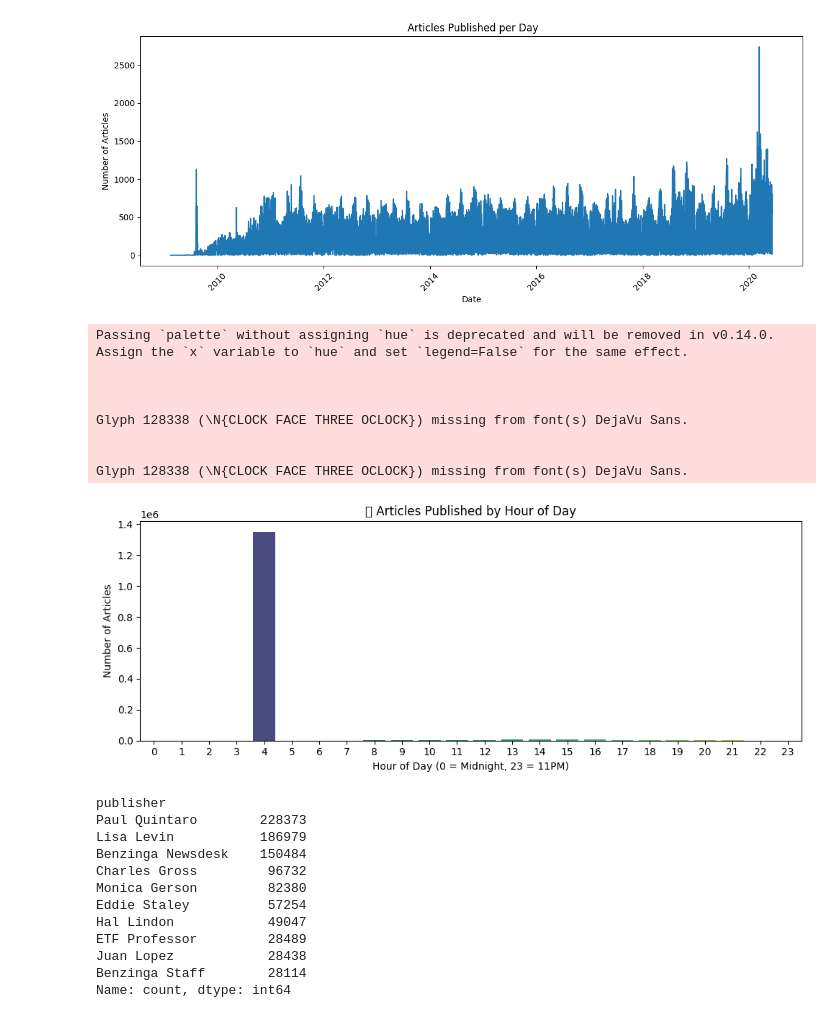
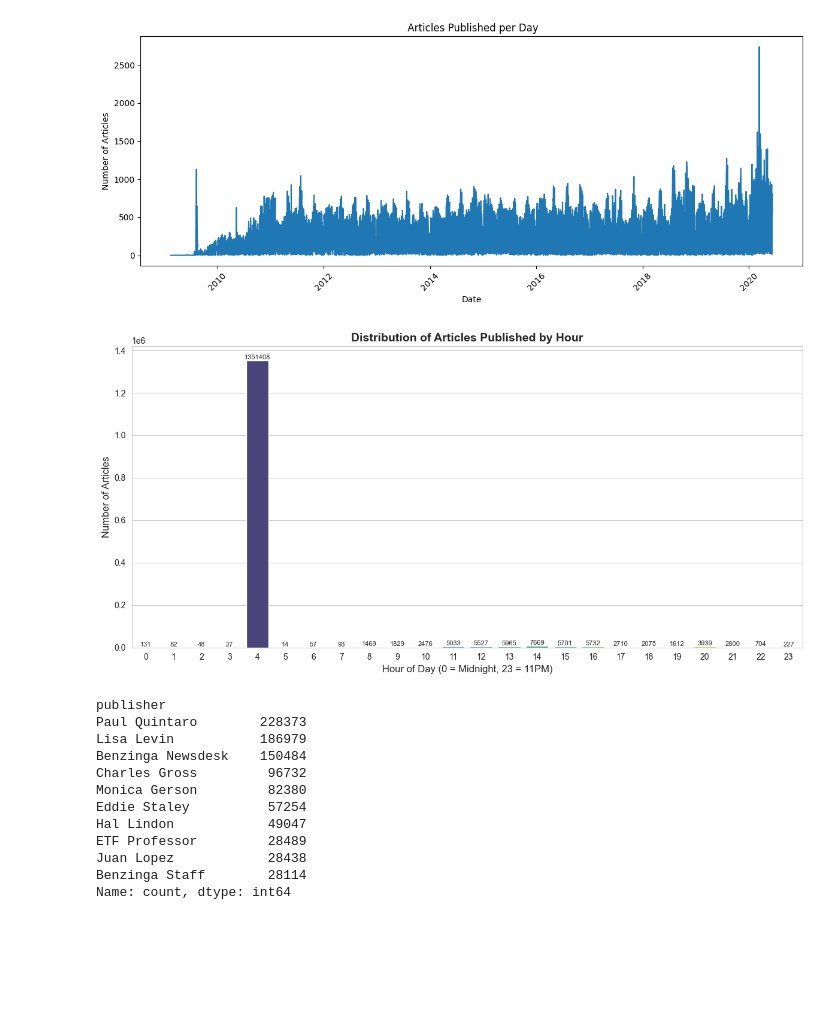
Before and after one commit to zemawi/Stock_Analysis, a Jupyter notebook: notebooks/EDA.ipynb, the cells around one changed output. Drawn from its saved outputs; the diff is of its cells as text; code cells hidden in the pictures; blank space fills up the shorter version.

```diff
--- a/notebooks/EDA.ipynb
+++ b/notebooks/EDA.ipynb
@@ -109,31 +109,39 @@ plt.show()
 # %% [output]
 [figure]
 # %%
+import matplotlib.pyplot as plt
+import seaborn as sns
+import pandas as pd
+
+
+news['date'] = pd.to_datetime(news['date'])
+
 
 news['hour'] = news['date'].dt.hour
 
 
 hourly_counts = news['hour'].value_counts().sort_index()
+hour_df = pd.DataFrame({'hour': hourly_counts.index, 'count': hourly_counts.values})
 
 # Plot
-plt.figure(figsize=(10, 4))
-sns.barplot(x=hourly_counts.index, y=hourly_counts.values, palette="viridis")
-plt.title("🕒 Articles Published by Hour of Day")
-plt.xlabel("Hour of Day (0 = Midnight, 23 = 11PM)")
-plt.ylabel("Number of Articles")
-plt.xticks(range(0, 24))
+plt.figure(figsize=(12, 6))
+sns.set_style("whitegrid")
+ax = sns.barplot(data=hour_df, x='hour', y='count', hue='hour', palette="viridis", dodge=False, legend=False)
+
+
+for i, count in enumerate(hour_df['count']):
+    ax.text(i, count + 1, str(count), ha='center', va='bottom', fontsize=8)
+
+
+plt.title("Distribution of Articles Published by Hour", fontsize=14, fontweight='bold')
+plt.xlabel("Hour of Day (0 = Midnight, 23 = 11PM)", fontsize=12)
+plt.ylabel("Number of Articles", fontsize=12)
+plt.xticks(range(0, 24), fontsize=10)
+plt.yticks(fontsize=10)
 plt.tight_layout()
 plt.show()
 # %% [output]
-Passing `palette` without assigning `hue` is deprecated and will be removed in v0.14.0. Assign the `x` variable to `hue` and set `legend=False` for the same effect.
-
-
-
-Glyph 128338 (\N{CLOCK FACE THREE OCLOCK}) missing from font(s) DejaVu Sans.
-
-
-Glyph 128338 (\N{CLOCK FACE THREE OCLOCK}) missing from font(s) DejaVu Sans.
-[figure, old version]
+[figure, new version]
 # %%
 publisher_counts = news['publisher'].value_counts()
 print(publisher_counts.head(10))  # Top 10 publishers
```
